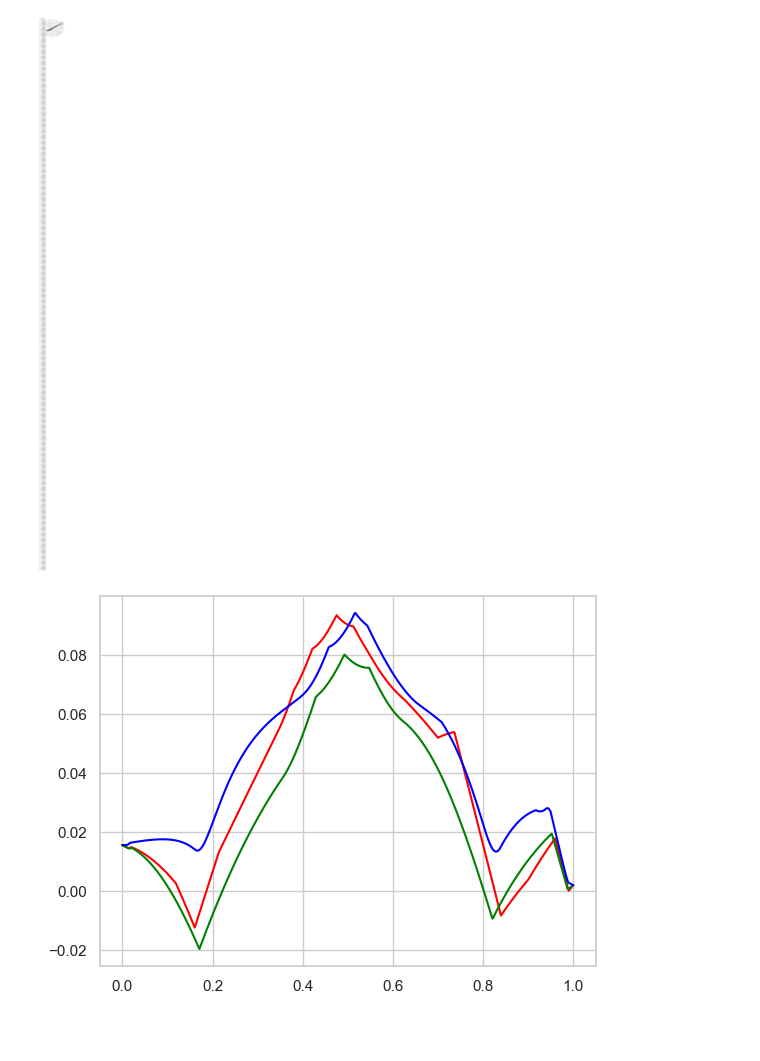
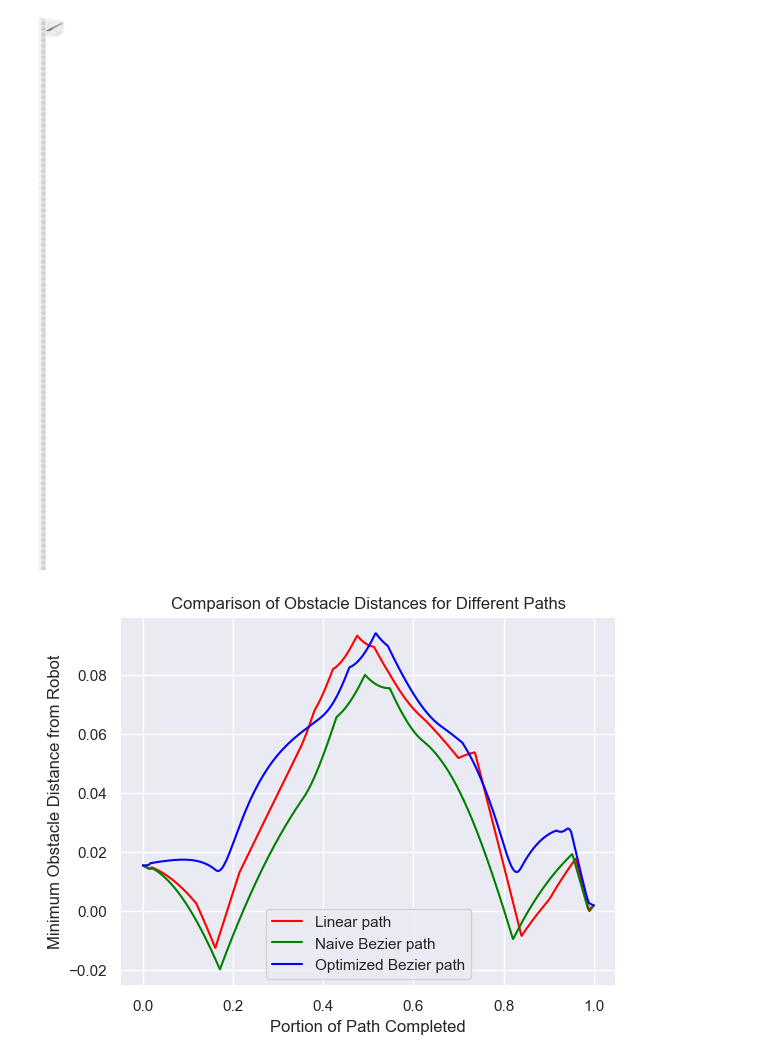
Before and after one commit to shiukaheng/lab, a Jupyter notebook: control copy.ipynb, the cells around one changed output. Drawn from its saved outputs; the diff is of its cells as text; code cells hidden in the pictures; blank space fills up the shorter version.

Commit message:
plots

```diff
--- a/control copy.ipynb
+++ b/control copy.ipynb
@@ -111,8 +109,14 @@ import seaborn as sns
 # %%
-plt.plot(normalize(c["linear"]["cube_distance"]), c["linear"]["obstacle_distances"][1:], label="linear", color="red")
-plt.plot(normalize(c["naive_bezier"]["cube_distance"]), c["naive_bezier"]["obstacle_distances"][1:], label="naive_bezier", color="green")
-plt.plot(normalize(c["optimized_bezier"]["cube_distance"]), c["optimized_bezier"]["obstacle_distances"][1:], label="optimized_bezier", color="blue")
+# Plotting
+plt.plot(normalize(c["linear"]["cube_distance"]), c["linear"]["obstacle_distances"][1:], label="Linear path", color="red")
+plt.plot(normalize(c["naive_bezier"]["cube_distance"]), c["naive_bezier"]["obstacle_distances"][1:], label="Naive Bezier path", color="green")
+plt.plot(normalize(c["optimized_bezier"]["cube_distance"]), c["optimized_bezier"]["obstacle_distances"][1:], label="Optimized Bezier path", color="blue")
 
-plt.show()
+# Enhancements
+plt.title("Comparison of Obstacle Distances for Different Paths")
+plt.xlabel("Portion of Path Completed")
+plt.ylabel("Minimum Obstacle Distance from Robot")
+plt.legend()
+plt.grid(True)
 # %% [output]
-[figure, old version]
+[figure, new version]
```
Also changed, not shown: parts of 4 cells of this notebook, 2 other files.
